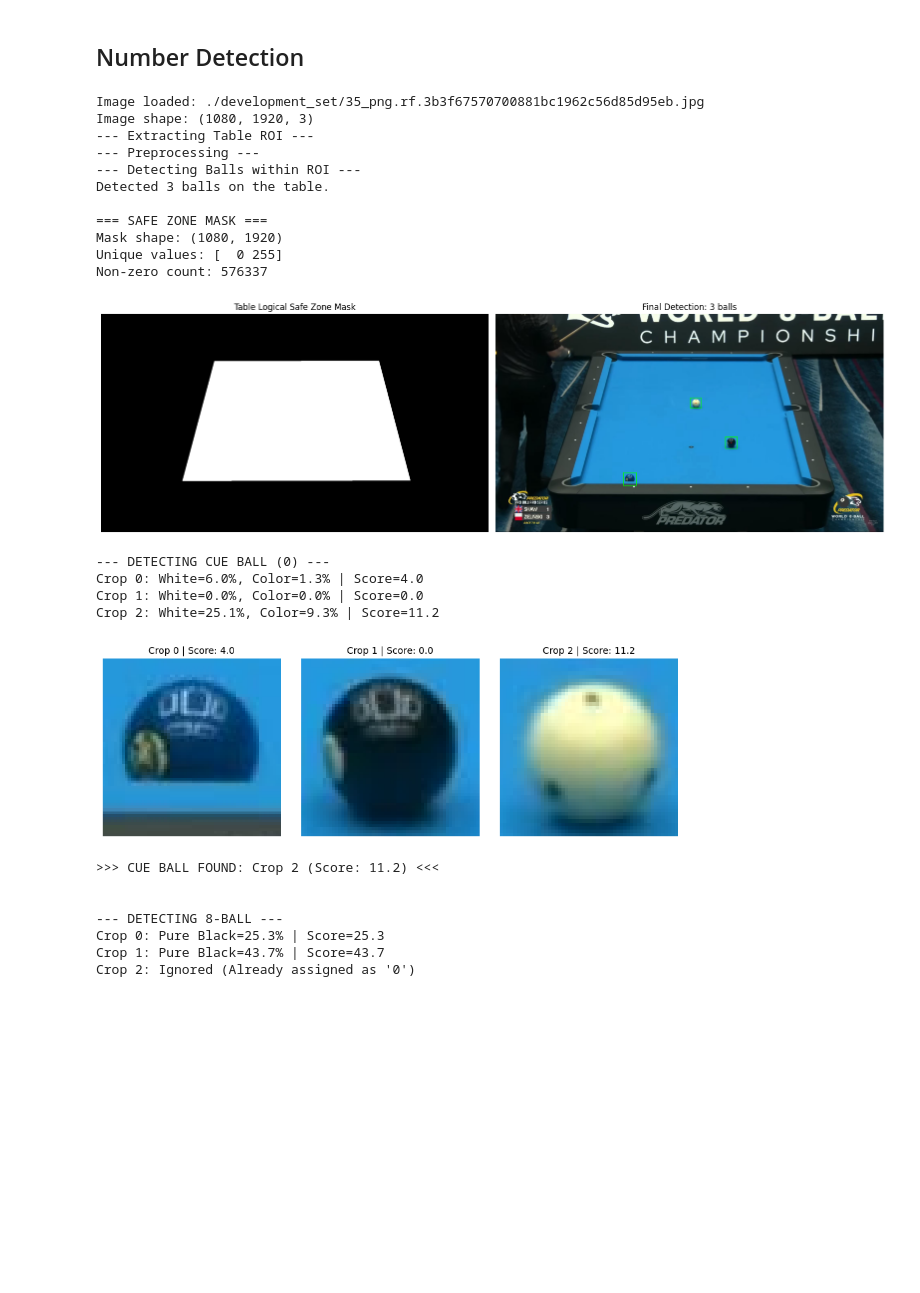
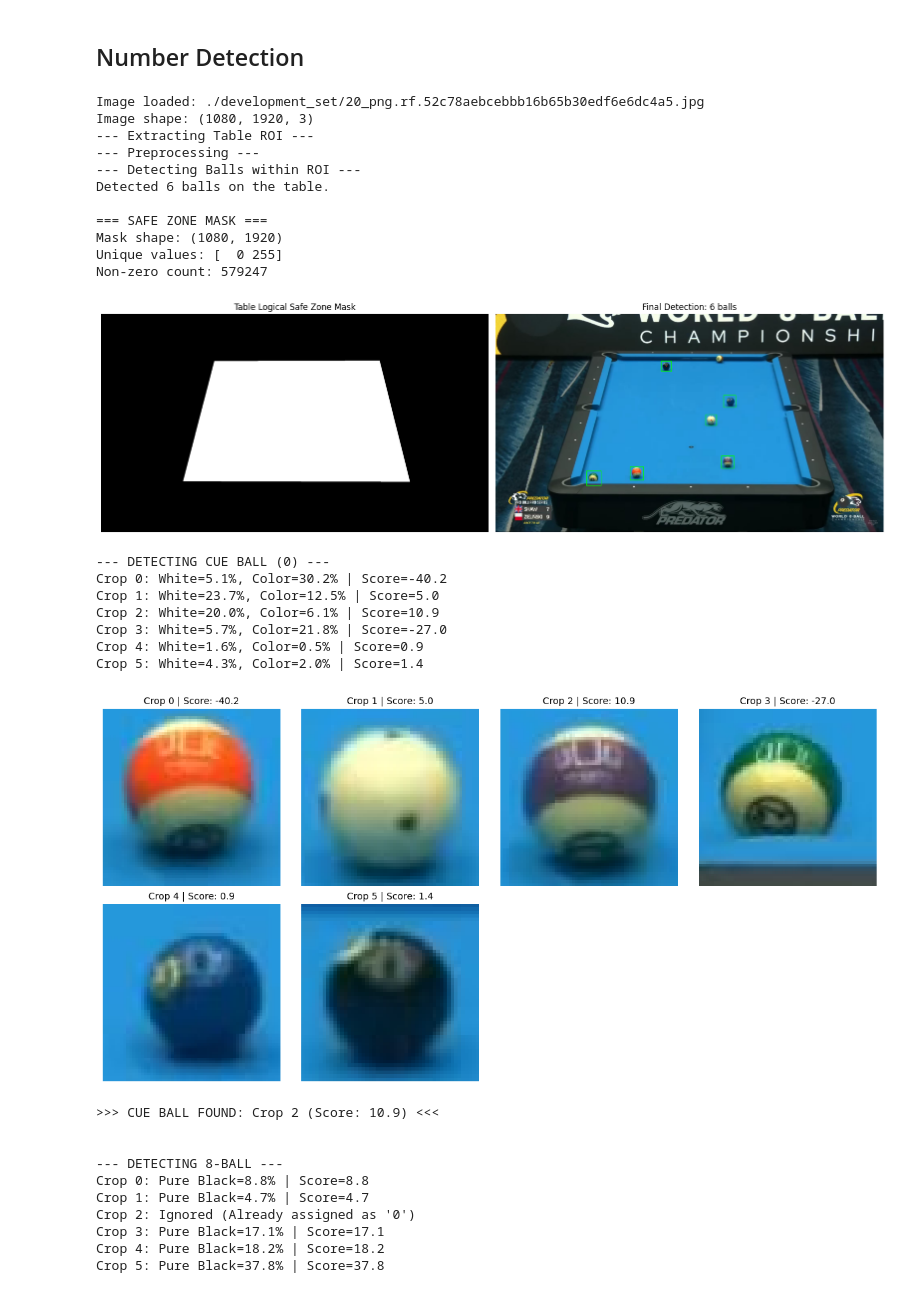
Before and after one commit to RuiCruz16/VC, a Jupyter notebook: Project/task1.ipynb, the cells around one changed output. Saved outputs shown, nothing was run; the diff lists cells and outputs as text; code cells hidden in the pictures; blank space fills up the shorter version.

Commit message:
Almost there (still need fixes in the white ball detection

```diff
--- a/Project/task1.ipynb
+++ b/Project/task1.ipynb
@@ -1133,7 +1133,7 @@ def get_color_to_white_ratio(crop_rgb):
 
 # Mapped colors to HSV targets
 COLOR_TARGETS = {
-    "Yellow": (25, 230, 230),
+    "Yellow": (25, 230, 240),
     "Blue":   (105, 220, 180),
     "Red":    (2, 220, 200),
     "Purple": (112, 170, 180),
@@ -1214,7 +1214,7 @@ def get_color_distances(crop_rgb, debug=False):
         penalty = 0
 
         # Se tentar dar match com Azul, mas tiver demasiado vermelho, leva marreta
-        if color_name == "Blue" and rb_ratio > 0.38:  # Substituir por "Azul" se usares PT
+        if color_name == "Blue" and rb_ratio > 0.4:  # Substituir por "Azul" se usares PT
             penalty = 250
 
         # Se tentar dar match com Roxo, mas não tiver vermelho suficiente, leva marreta
@@ -1432,9 +1432,8 @@ if __name__ == "__main__":
     #IMAGE_PATH = './development_set/7a_png.rf.7cf9f36a358969bd16be866d1570a303.jpg' # Não está bem
     #IMAGE_PATH = './development_set/10a_png.rf.bdc9984ba169594ea32b012098ad10dd.jpg' # Não está bem
     #IMAGE_PATH = './development_set/16a_png.rf.e7f801e6e3e47469fbbd3bdd34677025.jpg' # péssima
-    #IMAGE_PATH = './development_set/18_png.rf.deca17bfe3ef6a0738238319d1dcdd71.jpg' # percentagem de branco má (tb na 21a, 34)
-    #IMAGE_PATH = './development_set/20_png.rf.52c78aebcebbb16b65b30edf6e6dc4a5.jpg' # não deteta bem a branca
-    IMAGE_PATH = './development_set/35_png.rf.3b3f67570700881bc1962c56d85d95eb.jpg'
+    #IMAGE_PATH = './development_set/18_png.rf.deca17bfe3ef6a0738238319d1dcdd71.jpg' # percentagem de branco má nas listadas (tb na 21a, 34, 106, 130)
+    IMAGE_PATH = './development_set/20_png.rf.52c78aebcebbb16b65b30edf6e6dc4a5.jpg' # não deteta bem a branca (tb na 114, 121, 123, 127, 129, 145, 152, 155, 165)
     BALLS_DIR  = './balls'
 
     img_result, n_balls, crops = process_pool_table_image(IMAGE_PATH, debug=DEBUG_MODE, display=True)
@@ -1467,45 +1466,51 @@ if __name__ == "__main__":
 
             if ref_img is not None:
                 ref_img = cv2.cvtColor(ref_img, cv2.COLOR_BGR2RGB)
                 axes[i][0].imshow(ref_img)
             else:
                 axes[i][0].text(0.5, 0.5, "Ref N/A", ha='center', va='center')
 
             axes[i][0].set_title(f"Reference: #{ball_name}")
         else:
              axes[i][0].text(0.5, 0.5, "Unknown", ha='center', va='center')
              axes[i][0].set_title("No reference")
 
         axes[i][0].axis('off')
 
         axes[i][1].imshow(crop)
         axes[i][1].set_title("Detected")
         axes[i][1].axis('off')
 
     plt.tight_layout()
     plt.show()
 # %% [output]
-Image loaded: ./development_set/35_png.rf.3b3f67570700881bc1962c56d85d95eb.jpg
+Image loaded: ./development_set/20_png.rf.52c78aebcebbb16b65b30edf6e6dc4a5.jpg
 Image shape: (1080, 1920, 3)
 --- Extracting Table ROI ---
 --- Preprocessing ---
 --- Detecting Balls within ROI ---
-Detected 3 balls on the table.
+Detected 6 balls on the table.
 
 === SAFE ZONE MASK ===
 Mask shape: (1080, 1920)
 Unique values: [  0 255]
-Non-zero count: 576337
+Non-zero count: 579247
-[figure, old version]
+[figure, new version]
 --- DETECTING CUE BALL (0) ---
-Crop 0: White=6.0%, Color=1.3% | Score=4.0
-Crop 1: White=0.0%, Color=0.0% | Score=0.0
-Crop 2: White=25.1%, Color=9.3% | Score=11.2
+Crop 0: White=5.1%, Color=30.2% | Score=-40.2
+Crop 1: White=23.7%, Color=12.5% | Score=5.0
+Crop 2: White=20.0%, Color=6.1% | Score=10.9
+Crop 3: White=5.7%, Color=21.8% | Score=-27.0
+Crop 4: White=1.6%, Color=0.5% | Score=0.9
+Crop 5: White=4.3%, Color=2.0% | Score=1.4
-[figure, old version]
+[figure, new version]
->>> CUE BALL FOUND: Crop 2 (Score: 11.2) <<<
+>>> CUE BALL FOUND: Crop 2 (Score: 10.9) <<<
 
 
 --- DETECTING 8-BALL ---
-Crop 0: Pure Black=25.3% | Score=25.3
-Crop 1: Pure Black=43.7% | Score=43.7
+Crop 0: Pure Black=8.8% | Score=8.8
+Crop 1: Pure Black=4.7% | Score=4.7
 Crop 2: Ignored (Already assigned as '0')
+Crop 3: Pure Black=17.1% | Score=17.1
+Crop 4: Pure Black=18.2% | Score=18.2
+Crop 5: Pure Black=37.8% | Score=37.8
```
Also changed, not shown: parts of 2 cells of this notebook.
